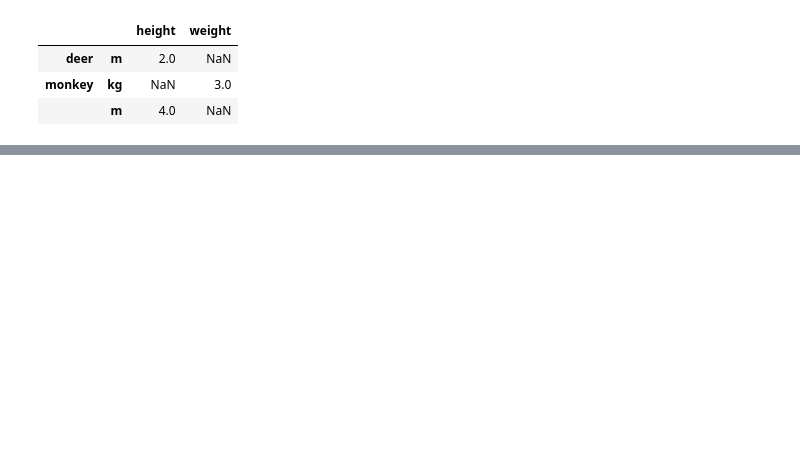
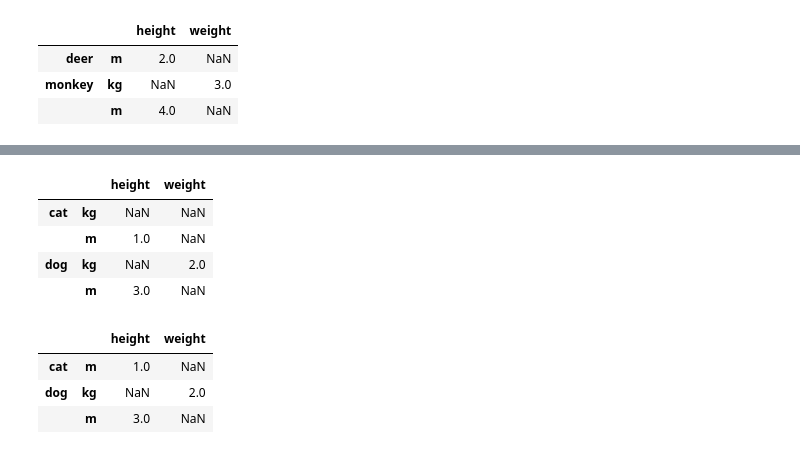
Before and after one commit to Xingxing-Huang/Pandas, a Jupyter notebook: pandas-dataframe-stack.ipynb, the cells around one changed output, grey strips where cells are left out. Cells and saved outputs as stored; diff of their text form; code cells hidden in the pictures; blank space fills up the shorter version.

```diff
--- a/pandas-dataframe-stack.ipynb
+++ b/pandas-dataframe-stack.ipynb
@@ -152,0 +251,6 @@ df_multi_level_cols3.stack(dropna=True)
+# %%
+df_multi_level_cols3 = pd.DataFrame([[None, 1.0], [2.0, 3.0]],
+
+                                    index=['cat', 'dog'],
+
+                                    columns=multicol2)
@@ -152,0 +264,15 @@ df_multi_level_cols3.stack(dropna=True)
+# %%
+df_multi_level_cols3.stack(dropna=False)
+# %% [output]
+|  |  | height | weight |
+| cat | kg | NaN | NaN |
+|  | m | 1.0 | NaN |
+| dog | kg | NaN | 2.0 |
+|  | m | 3.0 | NaN |
+# %%
+df_multi_level_cols3.stack(dropna=True)
+# %% [output]
+|  |  | height | weight |
+| cat | m | 1.0 | NaN |
+| dog | kg | NaN | 2.0 |
+|  | m | 3.0 | NaN |
```
Also changed, not shown: parts of 17 cells of this notebook.
